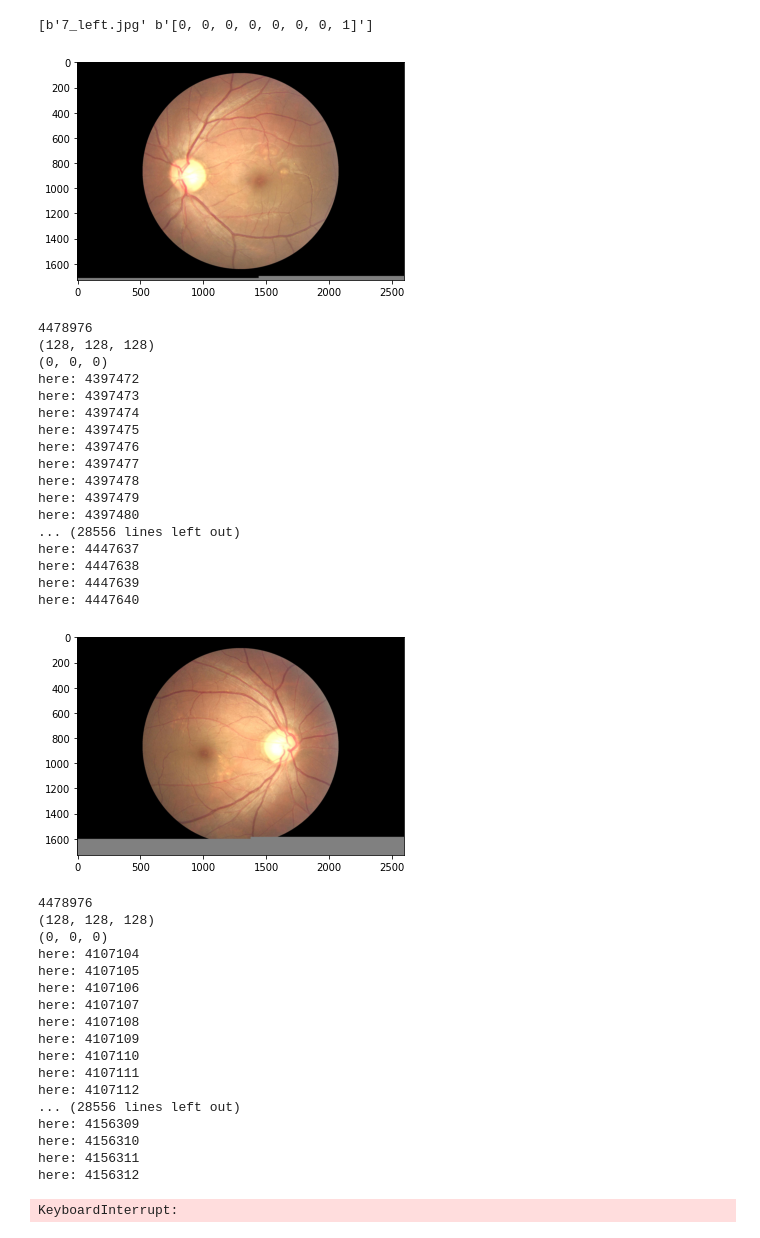
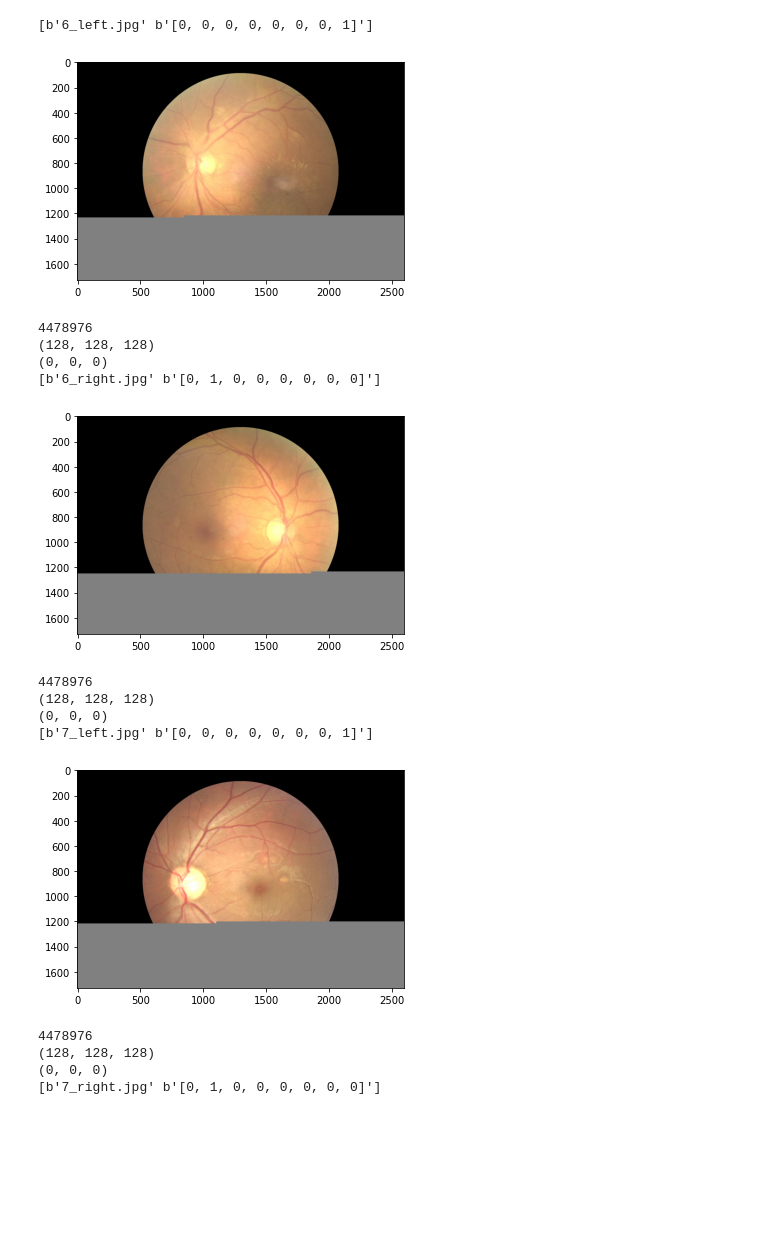
Before and after one commit to fraunhofer-iais/outlierhub, a Jupyter notebook: src/outlier_hub/datasets/odr/checking_odr_iterator.ipynb, the cells around one changed output. Saved outputs shown, nothing was run; the diff lists cells and outputs as text; code cells hidden in the pictures; blank space fills up the shorter version.

```diff
--- a/src/outlier_hub/datasets/odr/checking_odr_iterator.ipynb
+++ b/src/outlier_hub/datasets/odr/checking_odr_iterator.ipynb
@@ -23,7 +23,7 @@ odr_iterator, _ = odr_factory.get_dataset_iterator(config={"split": "raw"})
 sample, target, tag = odr_iterator[2]
 
 
-for i in range(2,5):
+for i in range(0,10):
     sample, target, tag = odr_iterator[i]
     print(target)
     plt.imshow(sample)
@@ -31,8 +31,5 @@ for i in range(2,5):
     print(len(sample.getdata()))
     print(sample.getdata()[4478975])
     print(sample.getdata()[0])
-    for i in range(4478976):
-        if sample.getdata()[i] == (128, 128, 128):
-            print('here:',i)
 # sample.show()
 # %% [output]
@@ -40,38 +37,16 @@ for i in range(2,5):
-[b'7_left.jpg' b'[0, 0, 0, 0, 0, 0, 0, 1]']
+[b'6_left.jpg' b'[0, 0, 0, 0, 0, 0, 0, 1]']
-[figure, old version]
+[figure, new version]
 4478976
 (128, 128, 128)
 (0, 0, 0)
-here: 4397472
-here: 4397473
-here: 4397474
-here: 4397475
-here: 4397476
-here: 4397477
-here: 4397478
-here: 4397479
-here: 4397480
-... (28556 lines left out)
-here: 4447637
-here: 4447638
-here: 4447639
-here: 4447640
+[b'6_right.jpg' b'[0, 1, 0, 0, 0, 0, 0, 0]']
-[figure, old version]
+[figure, new version]
 4478976
 (128, 128, 128)
 (0, 0, 0)
-here: 4107104
-here: 4107105
-here: 4107106
-here: 4107107
-here: 4107108
-here: 4107109
-here: 4107110
-here: 4107111
-here: 4107112
-... (28556 lines left out)
-here: 4156309
-here: 4156310
-here: 4156311
-here: 4156312
+[b'7_left.jpg' b'[0, 0, 0, 0, 0, 0, 0, 1]']
+[figure, added]
-KeyboardInterrupt:
+4478976
+(128, 128, 128)
+(0, 0, 0)
+[b'7_right.jpg' b'[0, 1, 0, 0, 0, 0, 0, 0]']
```
Also changed, not shown: parts of 1 cell of this notebook, 2 other files.
